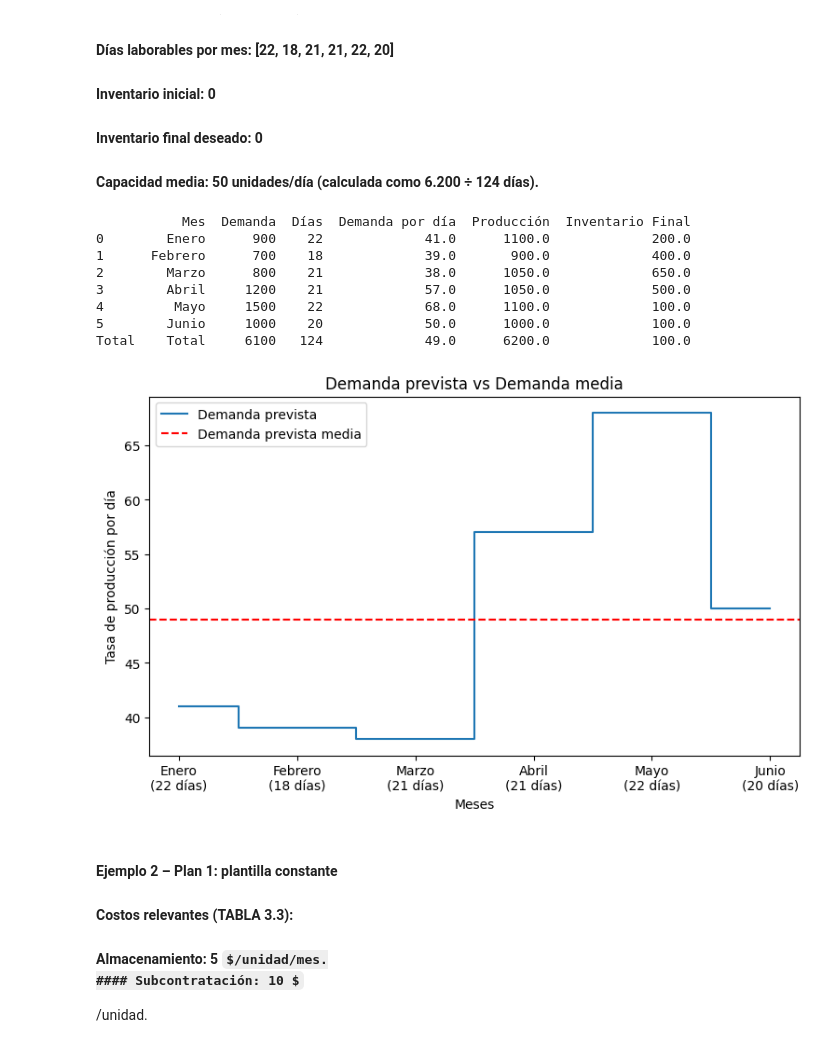
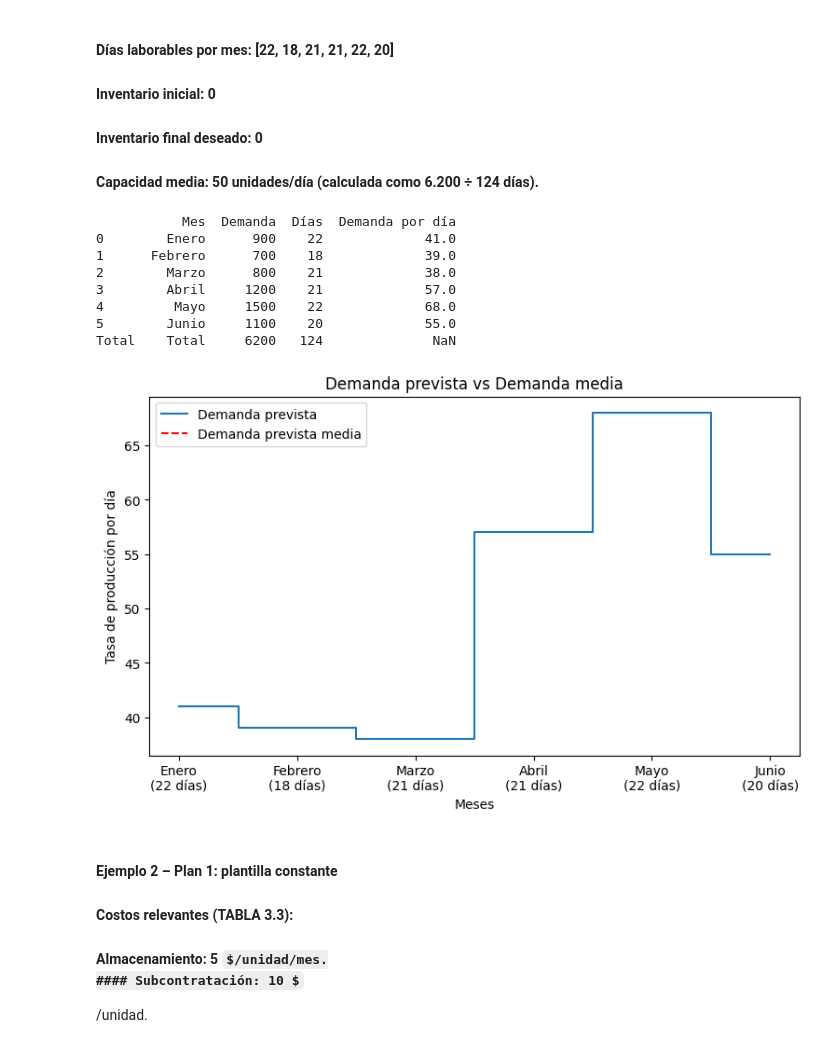
Before and after one commit to IsraelSanacato/tp-org-1-planes-agregados, a Jupyter notebook: escenarios para modificar ejemplos.ipynb, the cells around one changed output. Cells and saved outputs as stored; diff of their text form; code cells hidden in the pictures; some formulas as TeX source.

```diff
--- a/escenarios para modificar ejemplos.ipynb
+++ b/escenarios para modificar ejemplos.ipynb
@@ -38,8 +38,7 @@ def ejemplo1_plan_agregado(demanda, dias_mes, empleados, horas_por_unidad, costo
             "Demanda": d,
             "Días": dias,
             "Demanda por día": redondear_half_up(demanda_por_dia, 0),
-            "Producción": produccion_mes,
-            "Inventario Final": inventario
+
         })
 
 
@@ -52,51 +51,50 @@ def ejemplo1_plan_agregado(demanda, dias_mes, empleados, horas_por_unidad, costo
         "Mes": "Total",
         "Demanda": total_demanda,
         "Días": total_dias,
-        "Demanda por día": redondear_half_up(total_demanda / total_dias, 0), # aca se defino demanda por dia
-        "Producción": df["Producción"].sum(),
-        "Inventario Final": df["Inventario Final"].iloc[-1]
+       "Demanda por día": ""   # vacío
+
     }
 
     return df
 
 def graficar_ejemplo1(df):
     """
     Grafica la demanda prevista por día y la demanda media.
     """
     plt.figure(figsize=(9,5))
     # Excluir la fila de totales para el gráfico
     df_plot = df.drop("Total")
     plt.step(df_plot["Mes"], df_plot["Demanda por día"], where="mid", label="Demanda prevista")
     plt.axhline(y=df.loc["Total","Demanda por día"], color="red", linestyle="--", label="Demanda prevista media")
     # Etiquetas con meses y días
     plt.xticks(df_plot["Mes"], [f"{m}\n({d} días)" for m, d in zip(df_plot["Mes"], df_plot["Días"])])
     plt.xlabel("Meses")
     plt.ylabel("Tasa de producción por día")
     plt.title("Demanda prevista vs Demanda media")
     plt.legend()
     plt.show()
 
 # Datos del Ejemplo 1
-demanda = [900, 700, 800, 1200, 1500, 1000]
+demanda = [900, 700, 800, 1200, 1500, 1100]
 dias_mes = [22, 18, 21, 21, 22, 20]
 costos = {"inventario": 5, "salario": 40}
 
 # Caso con 10 empleados
 df_plan = ejemplo1_plan_agregado(demanda, dias_mes, empleados=10, horas_por_unidad=1.6, costos=costos)
 
 print(df_plan)
 
 graficar_ejemplo1(df_plan)
 # %% [output]
-           Mes  Demanda  Días  Demanda por día  Producción  Inventario Final
-0        Enero      900    22             41.0      1100.0             200.0
-1      Febrero      700    18             39.0       900.0             400.0
-2        Marzo      800    21             38.0      1050.0             650.0
-3        Abril     1200    21             57.0      1050.0             500.0
-4         Mayo     1500    22             68.0      1100.0             100.0
-5        Junio     1000    20             50.0      1000.0             100.0
-Total    Total     6100   124             49.0      6200.0             100.0
+           Mes  Demanda  Días  Demanda por día
+0        Enero      900    22             41.0
+1      Febrero      700    18             39.0
+2        Marzo      800    21             38.0
+3        Abril     1200    21             57.0
+4         Mayo     1500    22             68.0
+5        Junio     1100    20             55.0
+Total    Total     6200   124              NaN
-[figure, old version]
+[figure, new version]
 # %% [markdown]
 ####  Ejemplo 2 – Plan 1: plantilla constante
 #### Costos relevantes (TABLA 3.3):
```
